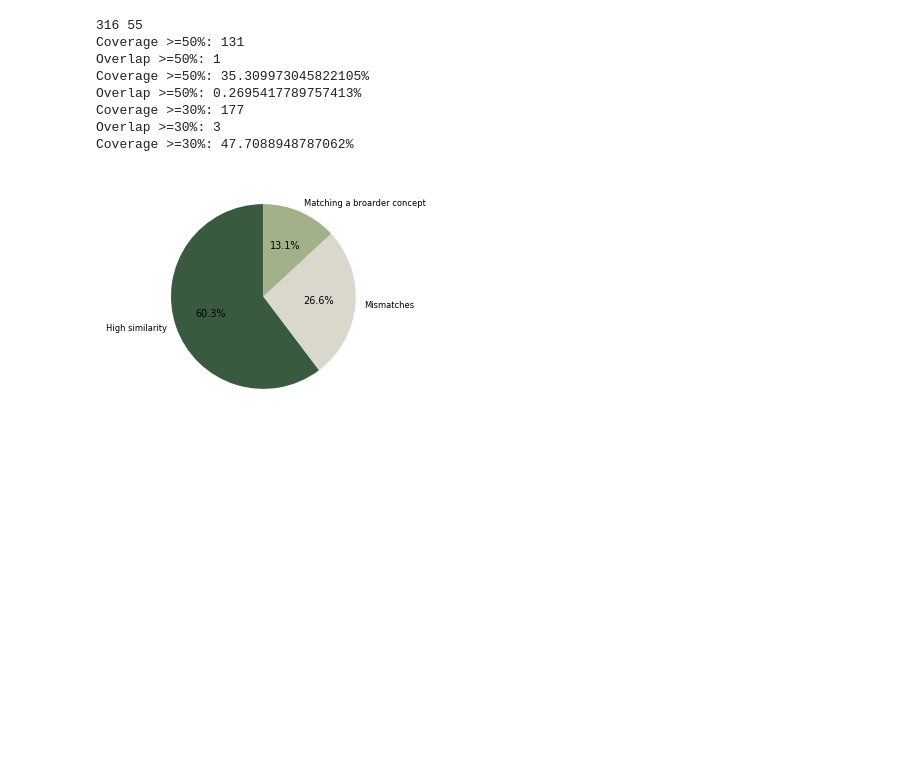
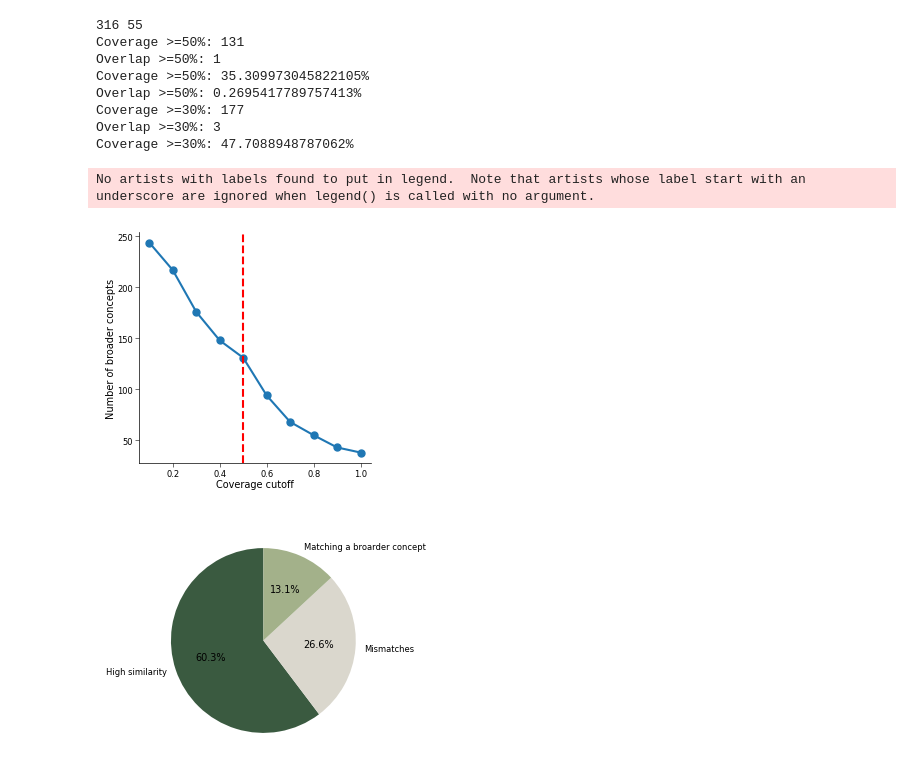
Before and after one commit to idekerlab/llm_evaluation_for_gene_set_interpretation, a Jupyter notebook: 3C.[GO set]Evaluate_gene_set_similarity.ipynb, the cells around one changed output. Saved outputs shown, nothing was run; the diff lists cells and outputs as text; code cells hidden in the pictures; blank space fills up the shorter version.

```diff
--- a/3C.[GO set]Evaluate_gene_set_similarity.ipynb
+++ b/3C.[GO set]Evaluate_gene_set_similarity.ipynb
@@ -144,6 +144,32 @@ Overlap >=50%: 0.2695417789757413%
 Coverage >=30%: 177
 Overlap >=30%: 3
 Coverage >=30%: 47.7088948787062%
+# %%
+import matplotlib.pyplot as plt
+
+# Initialize lists to store the number of terms at each cutoff
+coverage_cutoffs = np.arange(0.1, 1.1, 0.1)
+covered_terms = []
+
+
+# Calculate how many terms have coverage above each cutoff
+for cutoff in coverage_cutoffs:
+    high_coverage = np.sum(np.array(genes_coverage_list) >= cutoff)
+    covered_terms.append(high_coverage)
+
+# Plot the results
+plt.figure(figsize=(3, 3))
+plt.plot(coverage_cutoffs, covered_terms, marker='o', markersize=5)
+plt.xlabel('Coverage cutoff')
+plt.ylabel('Number of broader concepts')
+# plot vertical line at 0.5
+plt.axvline(x=0.5, color='r', linestyle='--')
+sns.despine()
+
+plt.show()
+# %% [output]
+No artists with labels found to put in legend.  Note that artists whose label start with an underscore are ignored when legend() is called with no argument.
+[figure, added]
 # %%
 # plot a pie chart
 ### Figure 2d
```
Also changed, not shown: 6 other files.
